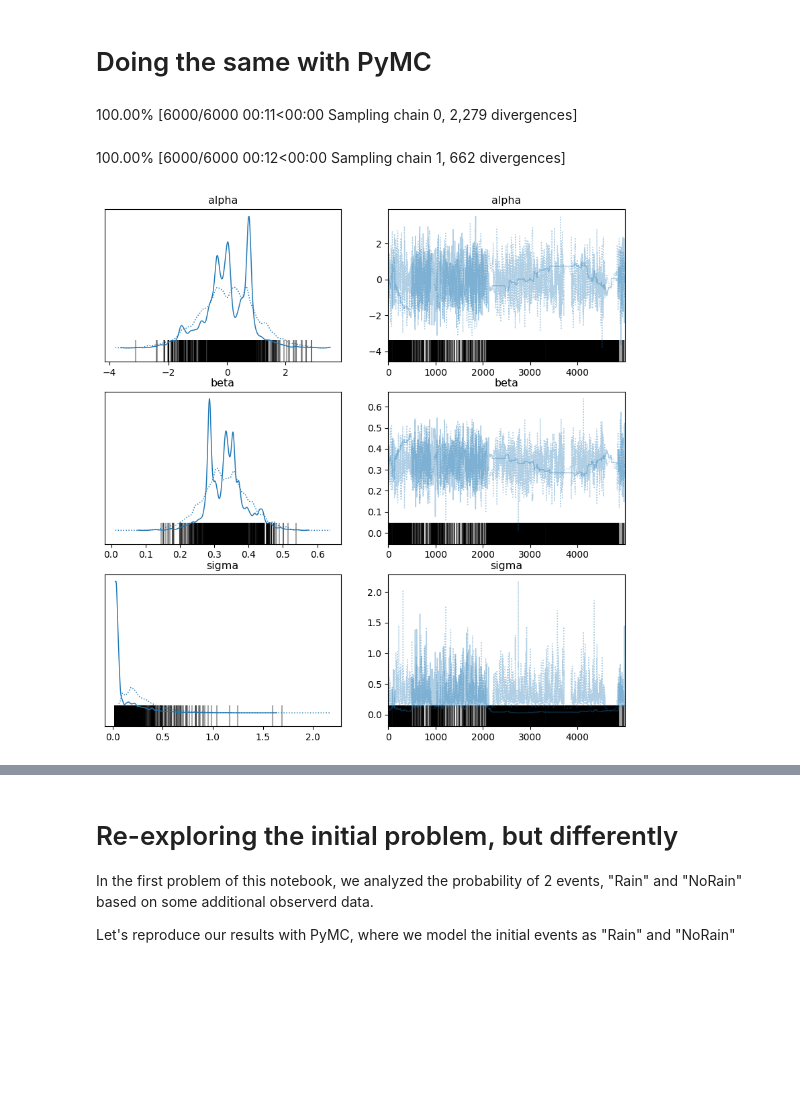
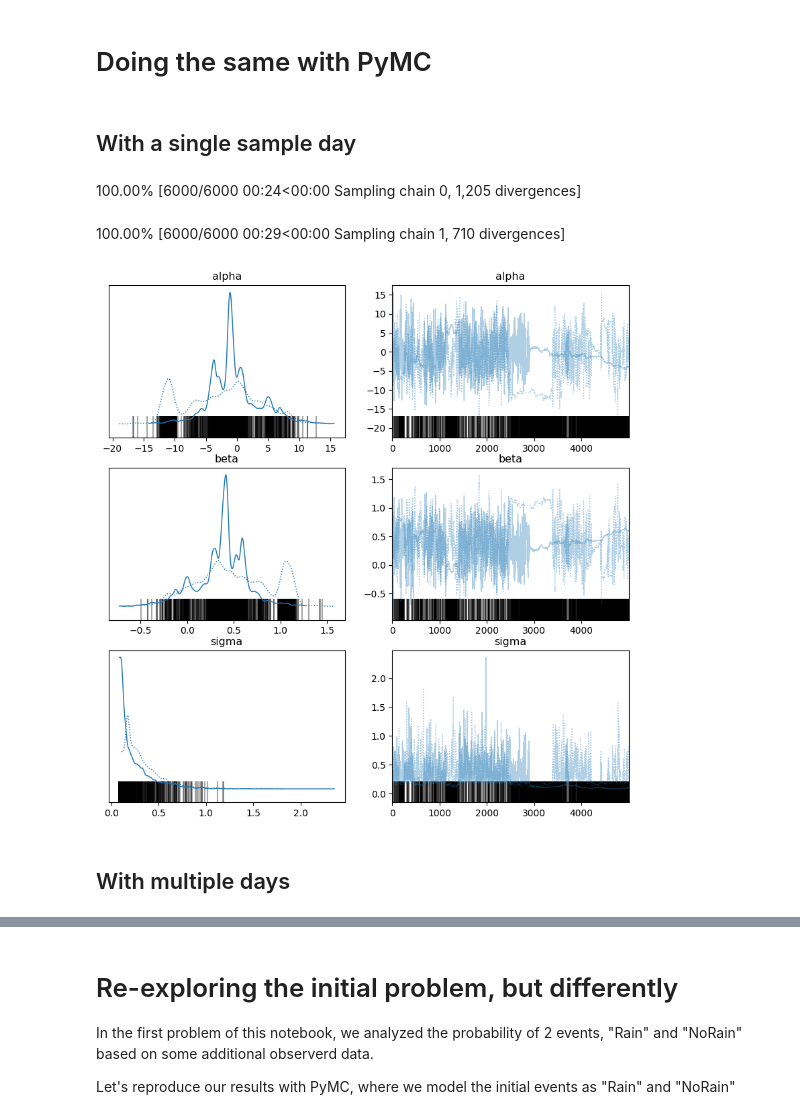
Before and after one commit to RCambier/rcambier.github.io, a Jupyter notebook: posts/2023-10-20-bayesian-inference-from-scratch.ipynb, the cells around one changed output, grey strips where cells are left out. Drawn from its saved outputs; the diff is of its cells as text; code cells hidden in the pictures; blank space fills up the shorter version.

```diff
--- a/posts/2023-10-20-bayesian-inference-from-scratch.ipynb
+++ b/posts/2023-10-20-bayesian-inference-from-scratch.ipynb
@@ -621,5 +728,7 @@ pd.Series(sample_events_variance).hist(bins=30)
 # %% [markdown]
 # Doing the same with PyMC
+# %% [markdown]
+## With a single sample day
 # %%
 import pymc as pm
 import arviz as az
@@ -630,35 +739,37 @@ basic_model = pm.Model()
 # Reminder: This is how we did it manually
 
 # linspace = np.linspace(0, 1, 30)
 # alpha_pdf = beta.pdf(x=linspace, a=3, b=3)
 # alpha_pdf = alpha_pdf / alpha_pdf.sum()
 
 # beta_pdf = beta.pdf(x=linspace, a=3, b=1)
 # beta_pdf = beta_pdf / beta_pdf.sum()
 
 # gaussian_variance_pdf = expon.pdf(x=linspace, scale=0.2)
 # gaussian_variance_pdf = gaussian_variance_pdf / gaussian_variance_pdf.sum()
 
 Y = [5] # The number of clients
 X1 = [15] # The temperature
 
 with basic_model:
 
     # Let's do the same with PyMC
-    alpha = pm.Normal("alpha", 0, 1)
-    beta = pm.Normal("beta", 1, 1)
+    alpha = pm.Normal("alpha", 0, 5)
+    beta = pm.Normal("beta", 2, 5)
     sigma = pm.Exponential("sigma", scale=0.2)
 
     # Expected value of outcome
     mu = alpha + beta * X1
 
     # Likelihood (sampling distribution) of observations
     Y_obs = pm.Normal("Y_obs", mu=mu, sigma=sigma, observed=Y)
 
     trace = pm.sample(5000)
 
 az.plot_trace(trace, figsize=(10, 10));
 # %% [output]
-100.00% [6000/6000 00:11<00:00 Sampling chain 0, 2,279 divergences]
+100.00% [6000/6000 00:24<00:00 Sampling chain 0, 1,205 divergences]
-100.00% [6000/6000 00:12<00:00 Sampling chain 1, 662 divergences]
+100.00% [6000/6000 00:29<00:00 Sampling chain 1, 710 divergences]
-[figure, old version]
+[figure, new version]
+# %% [markdown]
+## With multiple days
```
Also changed, not shown: parts of 35 cells of this notebook, 1 other file.
